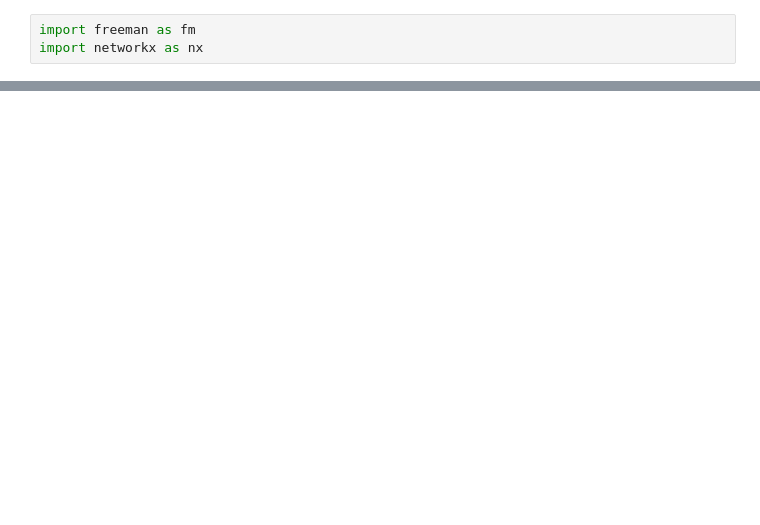
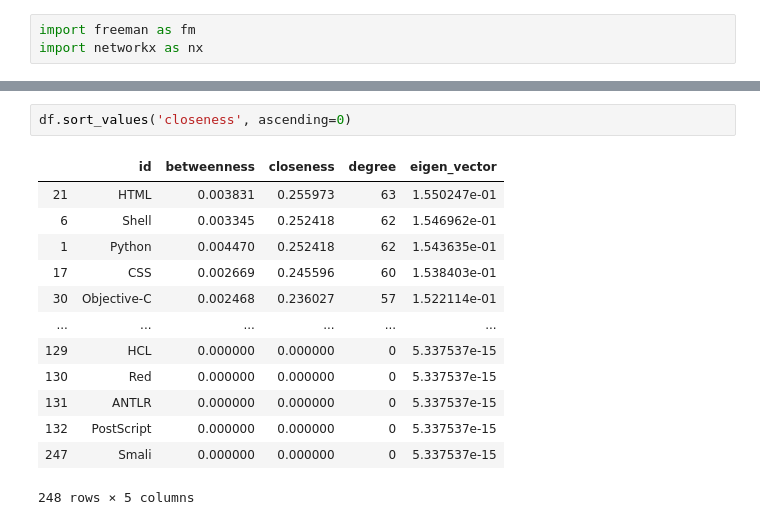
Before and after one commit to brunoartc/RedesSociais, a Jupyter notebook: dev_repos.ipynb, the cells around one changed output, grey strips where cells are left out. Cells and saved outputs as stored; diff of their text form; blank space fills up the shorter version.

```diff
--- a/dev_repos.ipynb
+++ b/dev_repos.ipynb
@@ -62,0 +86,16 @@ onemode_repos_g.draw()
+# %%
+df.sort_values('closeness', ascending=0)
+# %% [output]
+|  | id | betweenness | closeness | degree | eigen_vector |
+| 21 | HTML | 0.003831 | 0.255973 | 63 | 1.550247e-01 |
+| 6 | Shell | 0.003345 | 0.252418 | 62 | 1.546962e-01 |
+| 1 | Python | 0.004470 | 0.252418 | 62 | 1.543635e-01 |
+| 17 | CSS | 0.002669 | 0.245596 | 60 | 1.538403e-01 |
+| 30 | Objective-C | 0.002468 | 0.236027 | 57 | 1.522114e-01 |
+| ... | ... | ... | ... | ... | ... |
+| 129 | HCL | 0.000000 | 0.000000 | 0 | 5.337537e-15 |
+| 130 | Red | 0.000000 | 0.000000 | 0 | 5.337537e-15 |
+| 131 | ANTLR | 0.000000 | 0.000000 | 0 | 5.337537e-15 |
+| 132 | PostScript | 0.000000 | 0.000000 | 0 | 5.337537e-15 |
+| 247 | Smali | 0.000000 | 0.000000 | 0 | 5.337537e-15 |
+248 rows × 5 columns
```
Also changed, not shown: parts of 19 cells of this notebook, 3 other files.
